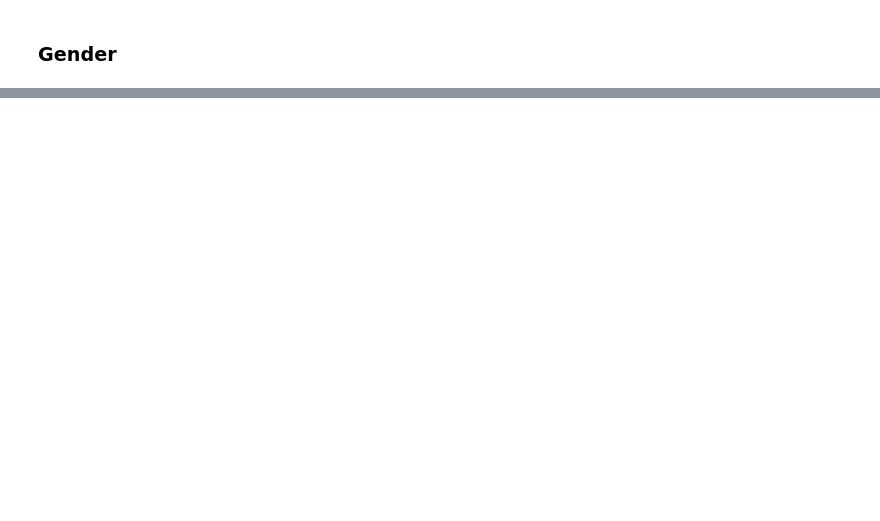
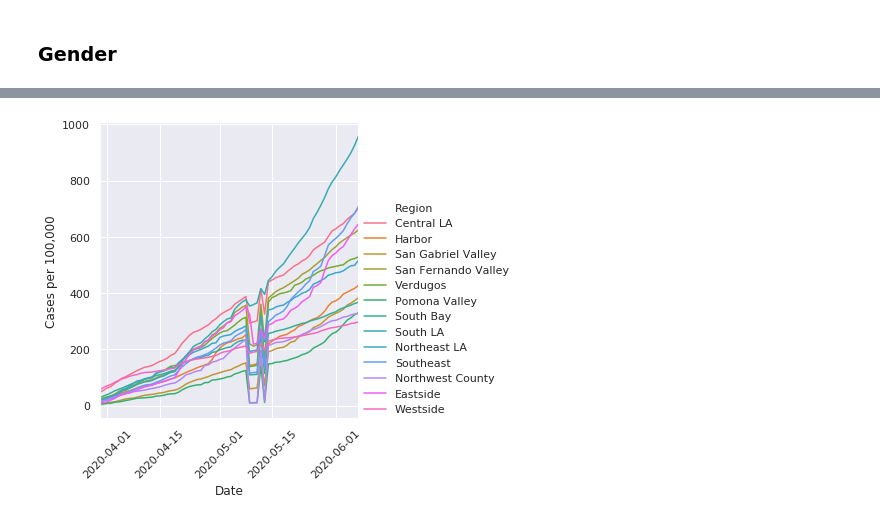
Before and after one commit to xander-hirsch/lac_covid19, a Jupyter notebook: lacph_graphs.ipynb, the cells around one changed output, grey strips where cells are left out. Drawn from its saved outputs; the diff is of its cells as text; code cells hidden in the pictures; blank space fills up the shorter version.

Commit message:
Inital attempt at by region mapping

```diff
--- a/lacph_graphs.ipynb
+++ b/lacph_graphs.ipynb
@@ -84,0 +87,8 @@ adjust_ax(by_gender)
+# %%
+df_raw_location = analyze_lacph_daily.make_by_loc(all_dates)
+# %%
+selected_region = const.REGION
+del selected_region['Angeles Forest']
+del selected_region['Santa Monica Mountains']
+del selected_region['Antelope Valley']
+df_region = analyze_lacph_daily.location_cases_comparison(df_raw_location, const.REGION)
@@ -84,0 +114,5 @@ adjust_ax(by_gender)
+# %%
+sns.relplot(x=const.DATE, y=const.CASES_NORMALIZED, hue='Region', kind='line', data=df_region)
+adjust_ax(df_region)
+# %% [output]
+[figure, added]
```
Also changed, not shown: parts of 8 cells of this notebook, 1 other file.
